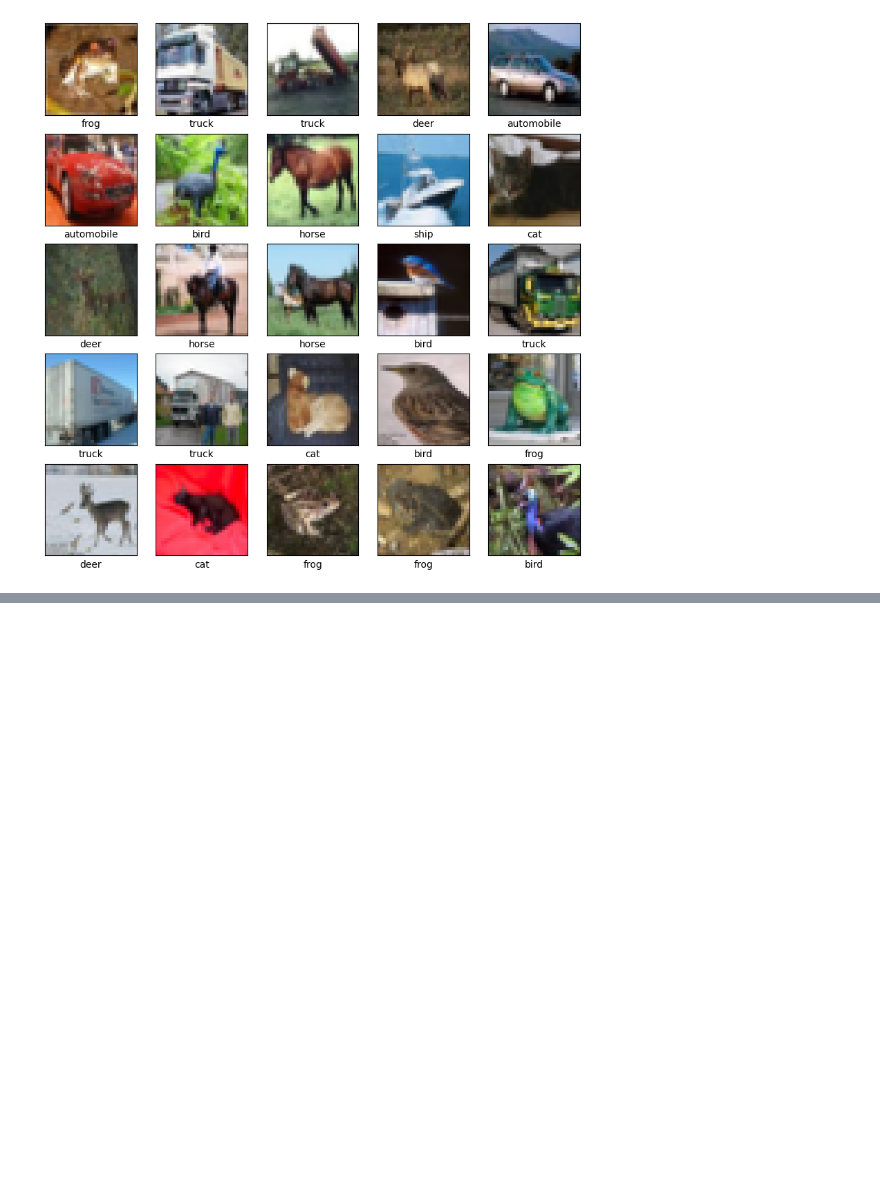
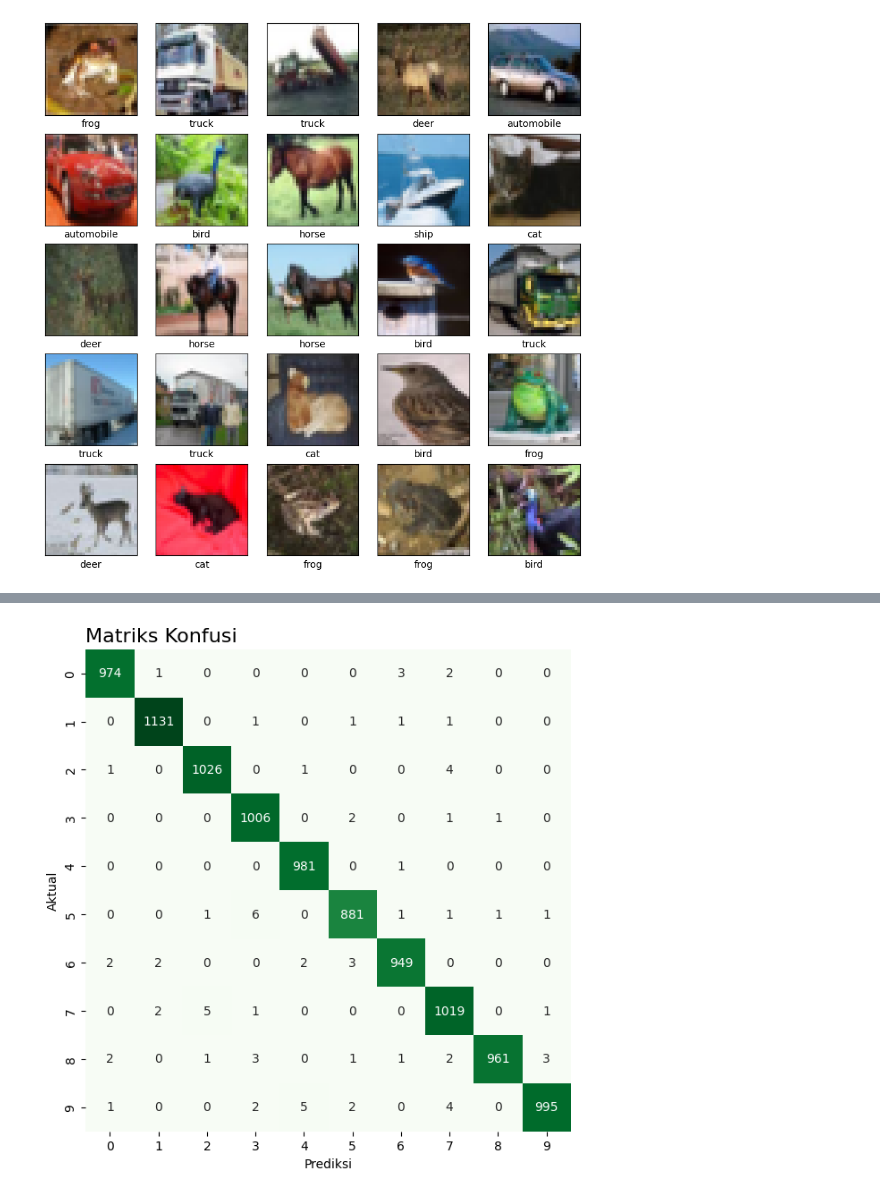
Before and after one commit to ylnrahma/Machlearn_TI, a Jupyter notebook: TUGAS_CNN_KELOMPOK_6.ipynb, the cells around one changed output, grey strips where cells are left out. Cells and saved outputs as stored; diff of their text form; code cells hidden in the pictures; blank space fills up the shorter version.

```diff
--- a/TUGAS_CNN_KELOMPOK_6.ipynb
+++ b/TUGAS_CNN_KELOMPOK_6.ipynb
@@ -93,0 +231,2 @@ Epoch 100/100
+# %%
+y_pred_enc = model.predict(test_images)
@@ -93,0 +235,2 @@ Epoch 100/100
+# %%
+y_pred = [np.argmax(i) for i in y_pred_enc]
@@ -93,0 +258,9 @@ Epoch 100/100
+# %%
+fig, ax = plt.subplots(figsize=(7, 7))
+sns.heatmap(confusion_matrix(np.argmax(test_labels, axis=1), y_pred), annot=True, cbar=False, fmt='1d', cmap='Greens', ax=ax)
+ax.set_title('Matriks Konfusi', loc='left', fontsize=16)
+ax.set_xlabel('Prediksi')
+ax.set_ylabel('Aktual')
+plt.show()
+# %% [output]
+[figure, added]
```
Also changed, not shown: parts of 21 cells of this notebook.
